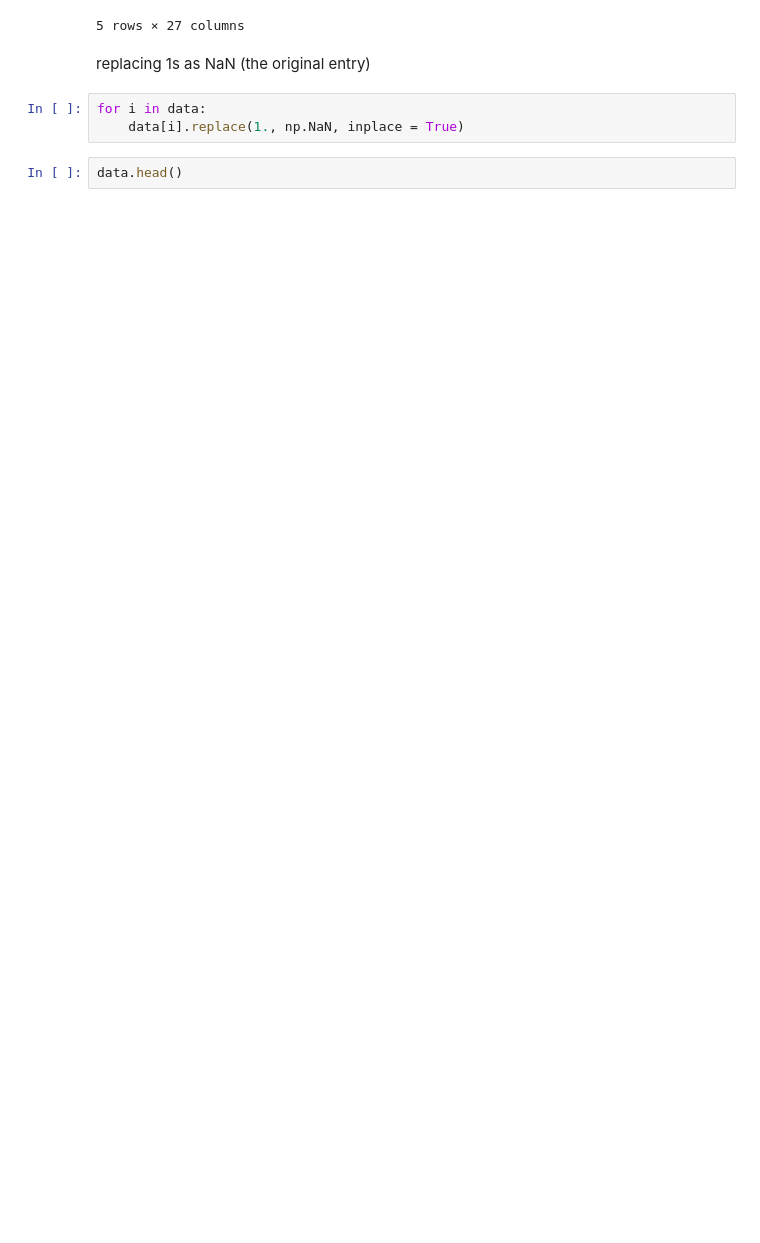
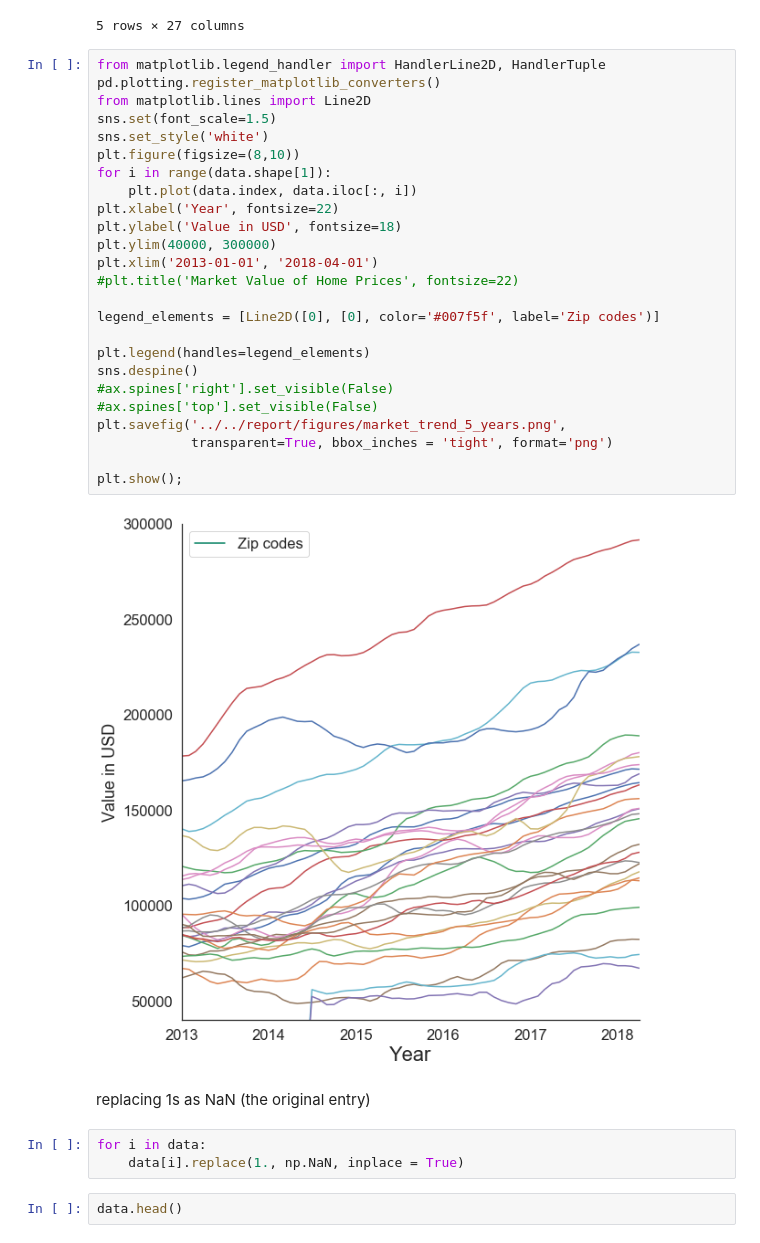
Before and after one commit to mattcarr17/time_series_project, a Jupyter notebook: notebooks/exploratory/04_ll_models.ipynb, the cells around one changed output. Drawn from its saved outputs; the diff is of its cells as text; blank space fills up the shorter version.

```diff
--- a/notebooks/exploratory/04_ll_models.ipynb
+++ b/notebooks/exploratory/04_ll_models.ipynb
@@ -135,6 +135,33 @@ data.head()
 | 2013-04-01 | 81100.0 | 62400.0 | 80500.0 | 90900.0 | 85300.0 | 74900.0 | 85700.0 | 86200.0 | 70700.0 | 140300.0 | ... | ... |
 | 2013-05-01 | 81400.0 | 60200.0 | 79100.0 | 91700.0 | 86000.0 | 76200.0 | 83600.0 | 86200.0 | 71100.0 | 142200.0 | ... | ... |
 5 rows × 27 columns
+# %%
+from matplotlib.legend_handler import HandlerLine2D, HandlerTuple
+pd.plotting.register_matplotlib_converters()
+from matplotlib.lines import Line2D
+sns.set(font_scale=1.5)
+sns.set_style('white')
+plt.figure(figsize=(8,10))
+for i in range(data.shape[1]):
+    plt.plot(data.index, data.iloc[:, i])
+plt.xlabel('Year', fontsize=22)
+plt.ylabel('Value in USD', fontsize=18)
+plt.ylim(40000, 300000)
+plt.xlim('2013-01-01', '2018-04-01')
+#plt.title('Market Value of Home Prices', fontsize=22)
+
+legend_elements = [Line2D([0], [0], color='#007f5f', label='Zip codes')]
+
+plt.legend(handles=legend_elements)
+sns.despine()
+#ax.spines['right'].set_visible(False)
+#ax.spines['top'].set_visible(False)
+plt.savefig('../../report/figures/market_trend_5_years.png',
+            transparent=True, bbox_inches = 'tight', format='png')
+
+plt.show();
+# %% [output]
+[figure, added]
 # %% [markdown]
 replacing 1s as NaN (the original entry)
 # %%
```
Also changed, not shown: parts of 2 cells of this notebook, 12 other files.
